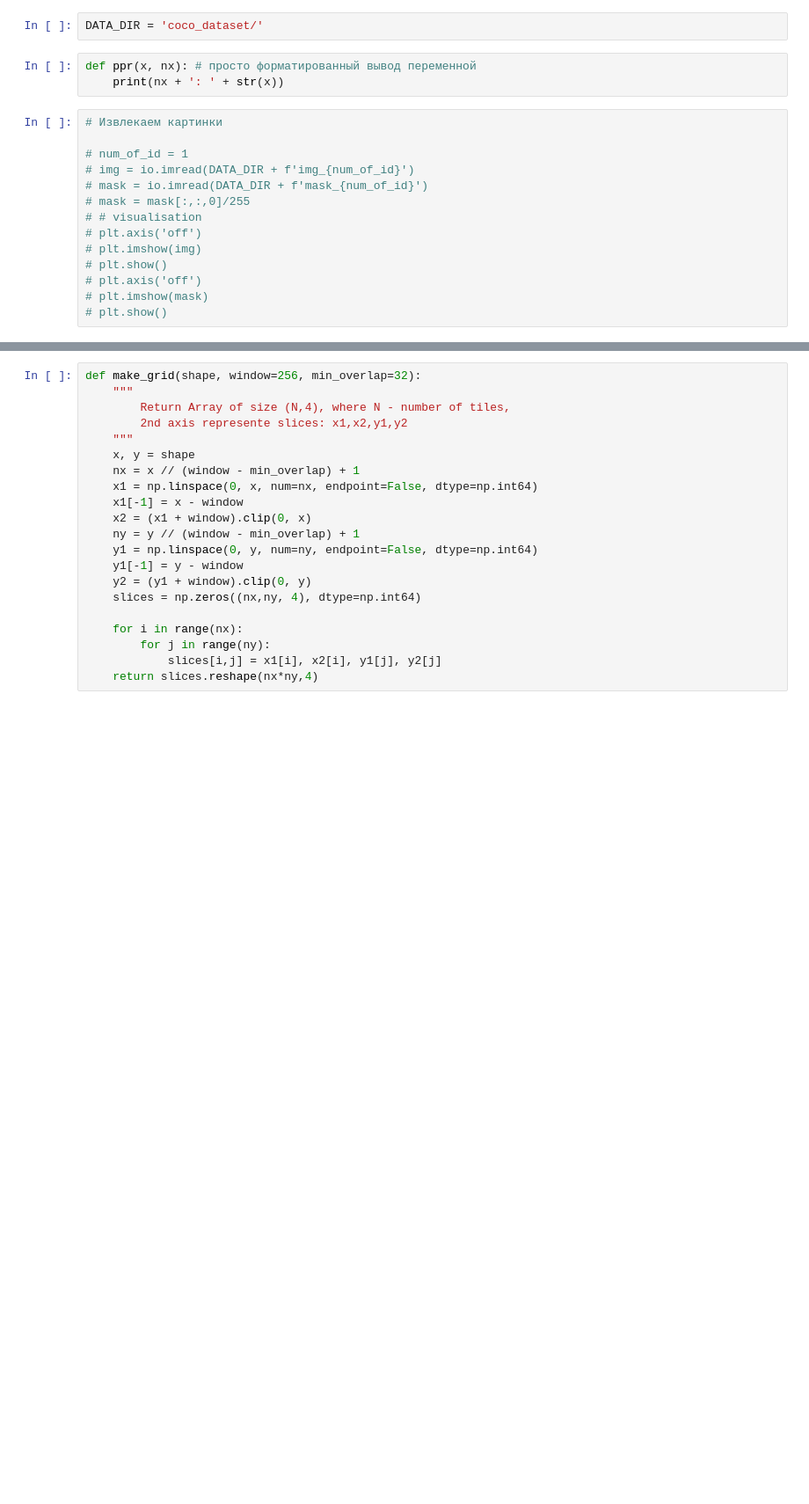
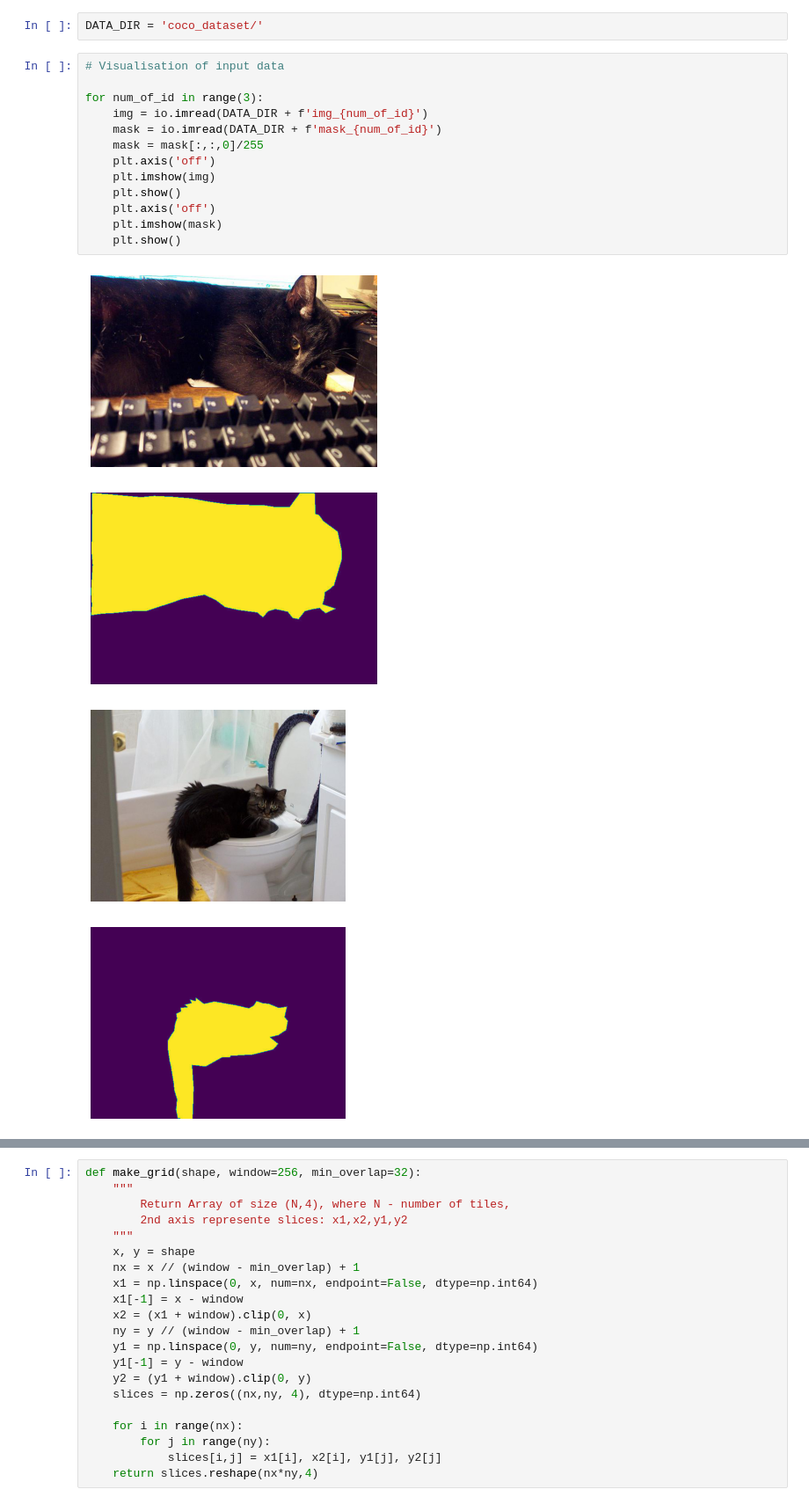
Before and after one commit to gatupovmikhail/ML_project, a Jupyter notebook: my_net.ipynb, the cells around one changed output, grey strips where cells are left out. Shown at 88% size. Saved outputs shown, nothing was run; the diff lists cells and outputs as text; blank space fills up the shorter version.

```diff
--- a/my_net.ipynb
+++ b/my_net.ipynb
@@ -25,19 +26,20 @@ else:
 # %%
 DATA_DIR = 'coco_dataset/'
-# %%
-def ppr(x, nx): # просто форматированный вывод переменной
-    print(nx + ': ' + str(x))
 # %%
-# Извлекаем картинки
+# Visualisation of input data
 
-# num_of_id = 1
-# img = io.imread(DATA_DIR + f'img_{num_of_id}')
-# mask = io.imread(DATA_DIR + f'mask_{num_of_id}')
-# mask = mask[:,:,0]/255
-# # visualisation
-# plt.axis('off')
-# plt.imshow(img)
-# plt.show()
-# plt.axis('off')
-# plt.imshow(mask)
-# plt.show()
+for num_of_id in range(3):
+    img = io.imread(DATA_DIR + f'img_{num_of_id}')
+    mask = io.imread(DATA_DIR + f'mask_{num_of_id}')
+    mask = mask[:,:,0]/255
+    plt.axis('off')
+    plt.imshow(img)
+    plt.show()
+    plt.axis('off')
+    plt.imshow(mask)
+    plt.show()
+# %% [output]
+[figure, added]
+[figure, added]
+[figure, added]
+[figure, added]
```
Also changed, not shown: parts of 19 cells of this notebook.
